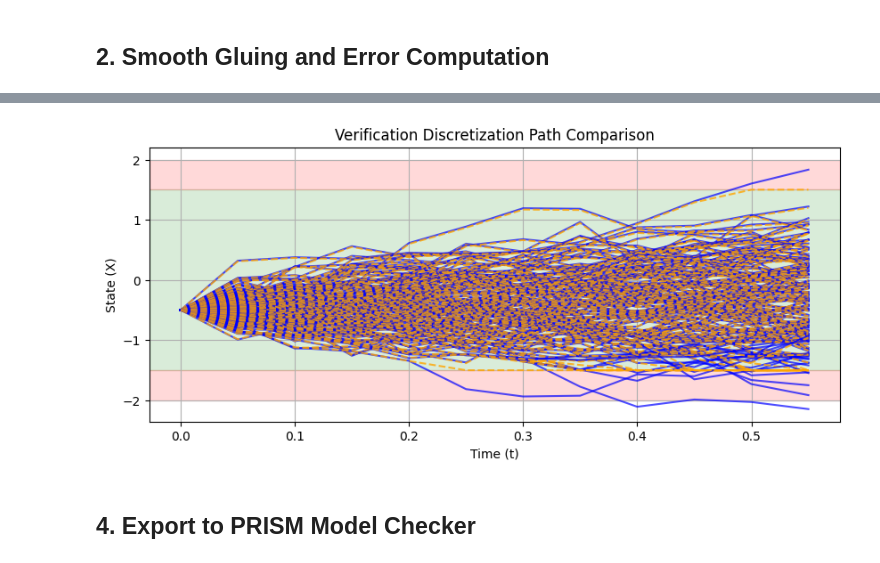
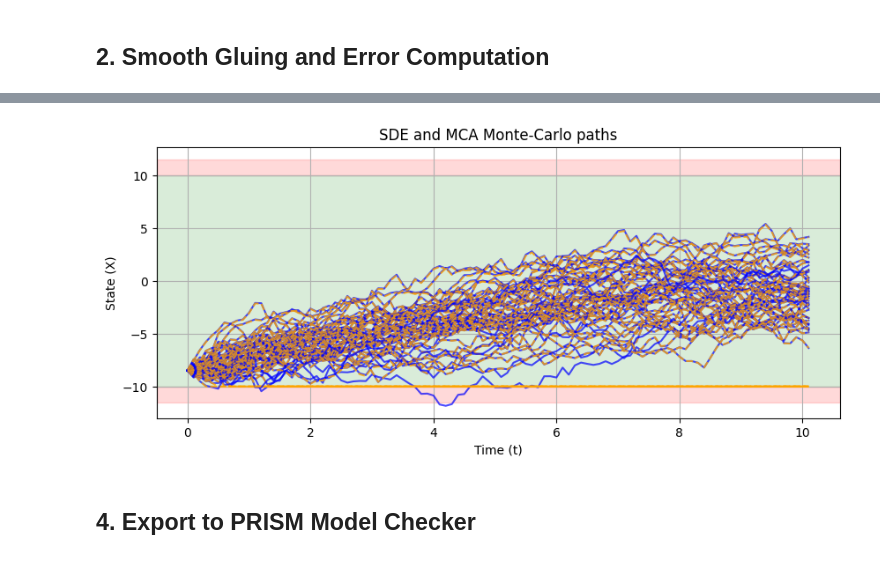
Before and after one commit to JonathanVacher/mca-approx, a Jupyter notebook: stochastic_verification/main.ipynb, the cells around one changed output, grey strips where cells are left out. Drawn from its saved outputs; the diff is of its cells as text; code cells hidden in the pictures.

```diff
--- a/stochastic_verification/main.ipynb
+++ b/stochastic_verification/main.ipynb
@@ -73,23 +57,12 @@ plt.show()
-# %%
-# print(len(sim_results["sde"]))
-
-plt.figure(figsize=(10, 4))
-
-for i in range(0,len(sim_results["sde"]),1):
-# for i in range(50,51):
-    plt.plot(sim_results["time_steps"], sim_results["sde"][i], label="SDE Sample Path (Euler)", color="blue", alpha=0.7)
-    plt.plot(sim_results["time_steps"], sim_results["markov"][i], label="MCA Sample Path", color="orange", linestyle="--", alpha=0.8)
-plt.title("Verification Discretization Path Comparison")
-plt.xlabel("Time (t)")
-plt.ylabel("State (X)")
-plt.axhspan(config.x_safe_min, config.x_safe_max, color='green', alpha=0.15, label='Safe Region')
-plt.axhspan(config.x_safe_min-config.epsilon, config.x_safe_min, color='red', alpha=0.15, label='Gluing Region')
-plt.axhspan(config.x_safe_max, config.x_safe_max+config.epsilon, color='red', alpha=0.15, label='Gluing Region')
-# plt.legend()
-plt.grid(True)
-plt.show()
-# %% [output]
-[figure, removed]
+# %%
+simulator = StochasticSimulator(config)
+sim_results = simulator.run_monte_carlo(n_reps=50)
+simulator.plot_one_sim(sim_results,n=3)
+# Plot sample comparisons
+# %%
+simulator.plot_mc_sims(sim_results)
+# %% [output]
+[figure, added]
 # %% [markdown]
 ## 4. Export to PRISM Model Checker
 # %%
```
Also changed, not shown: parts of 6 cells of this notebook, 1 other file.
